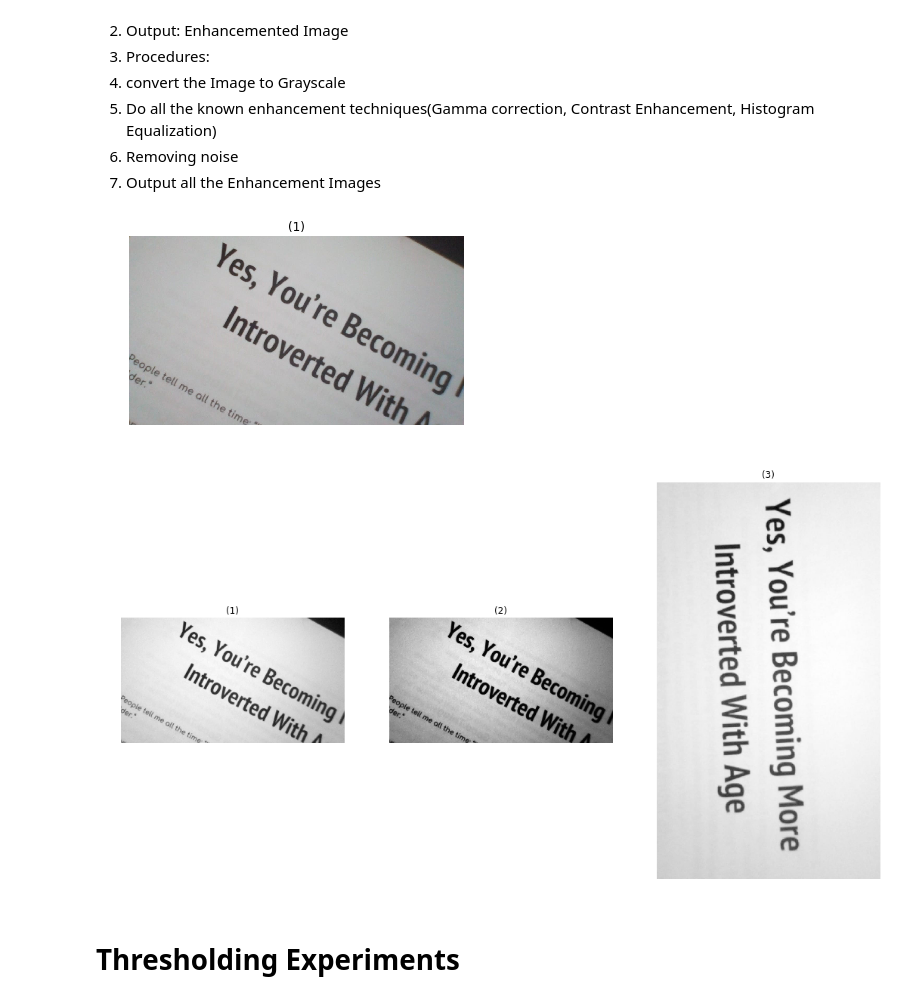
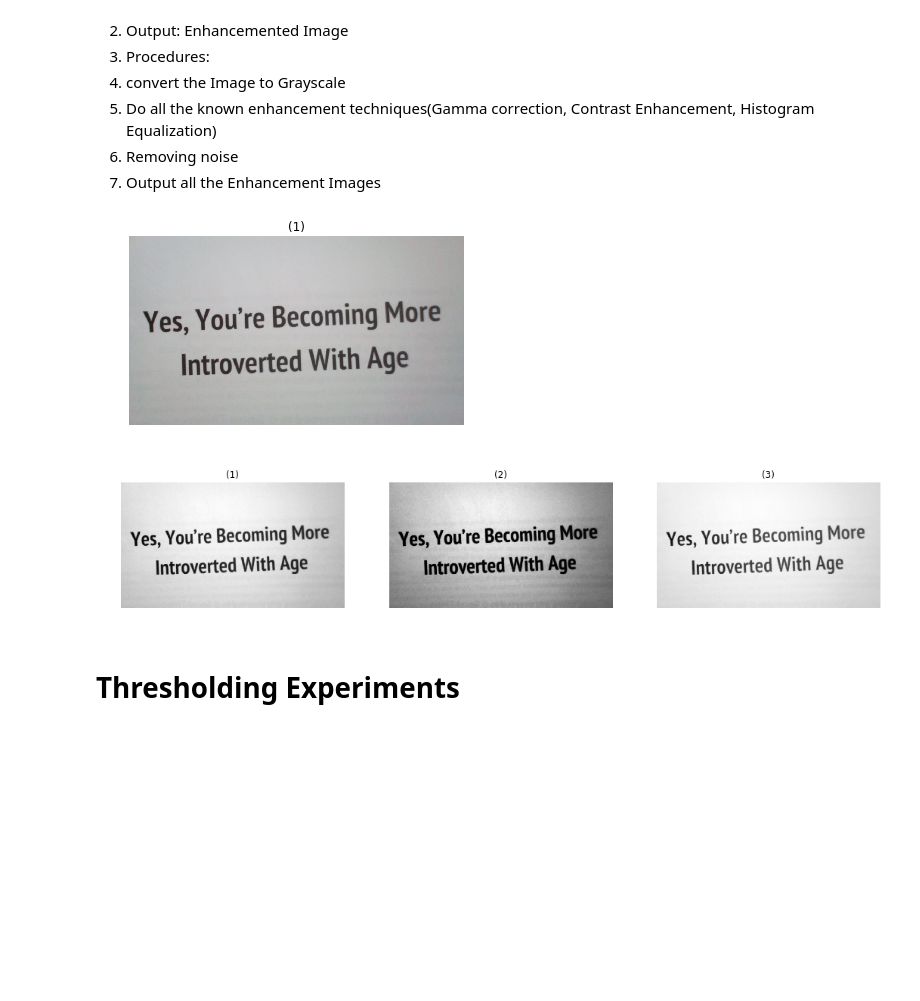
Before and after one commit to Mahmoud-SaadEl-Din/Text_scanner, a Jupyter notebook: Text_scanner_project.ipynb, the cells around one changed output. Cells and saved outputs as stored; diff of their text form; code cells hidden in the pictures; blank space fills up the shorter version.

```diff
--- a/Text_scanner_project.ipynb
+++ b/Text_scanner_project.ipynb
@@ -67,25 +67,25 @@ def histogram_equalization(img):
 
     return newimg
 # %%
-image = io.imread('Captured_images/oo_original.jpeg')
+image = io.imread('Captured_images/original2.jpeg')
 show_images([image])
 gray=rgb2gray(image)
 
 #contrast_transform = contrast_enhancement(gray)
 #show_images([gray,contrast_transform])
 
 gamma_correction_transform = gamma_correction(gray,1,3)
-#gamma_correction_transform2 = gamma_correction(gray,1,0.3)
+gamma_correction_transform2 = gamma_correction(gray,1,0.3)
 show_images([gray,gamma_correction_transform,gamma_correction_transform2])
 
 
 #histogram_equalization_image = histogram_equalization(gray)
 #show_images([gray,histogram_equalization_image])
 #showHist(gray)
 #showHist(histogram_equalization_image)
 # %% [output]
-[figure, old version]
+[figure, new version]
-[figure, old version]
+[figure, new version]
 # %% [markdown]
 # Thresholding Experiments
 # %%
```
Also changed, not shown: parts of 10 cells of this notebook.
